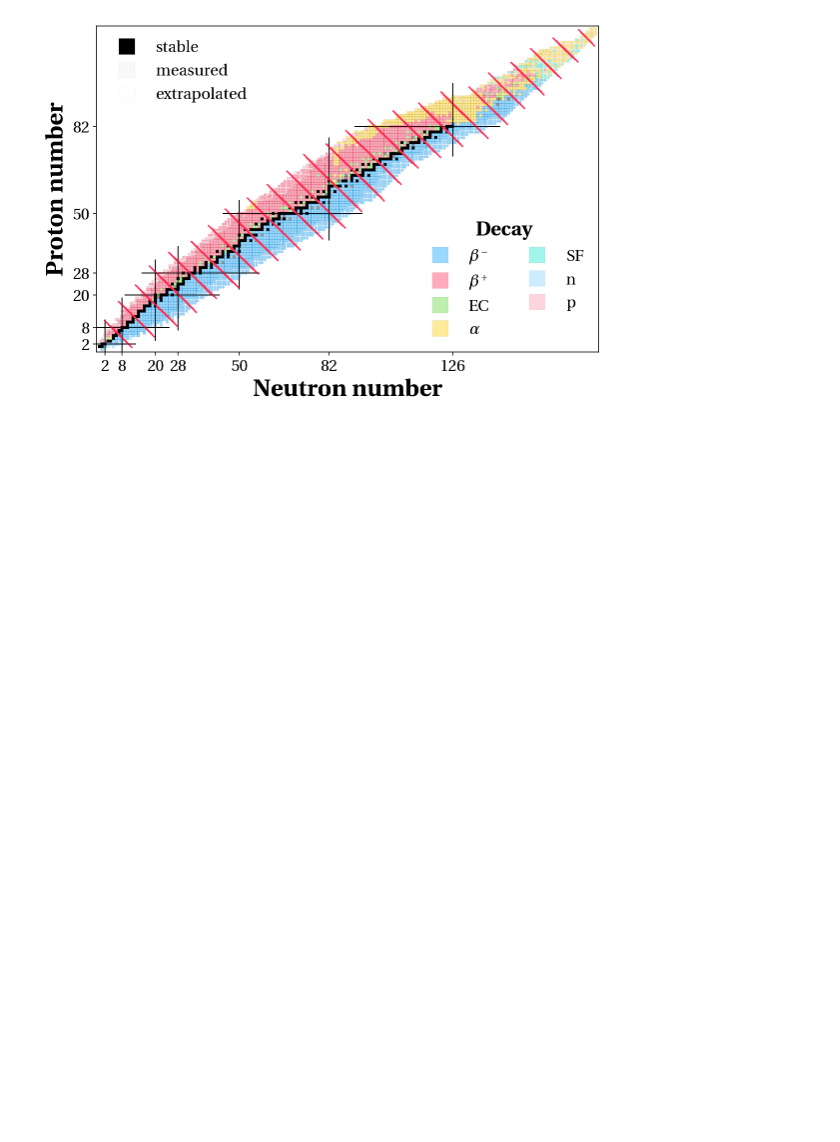
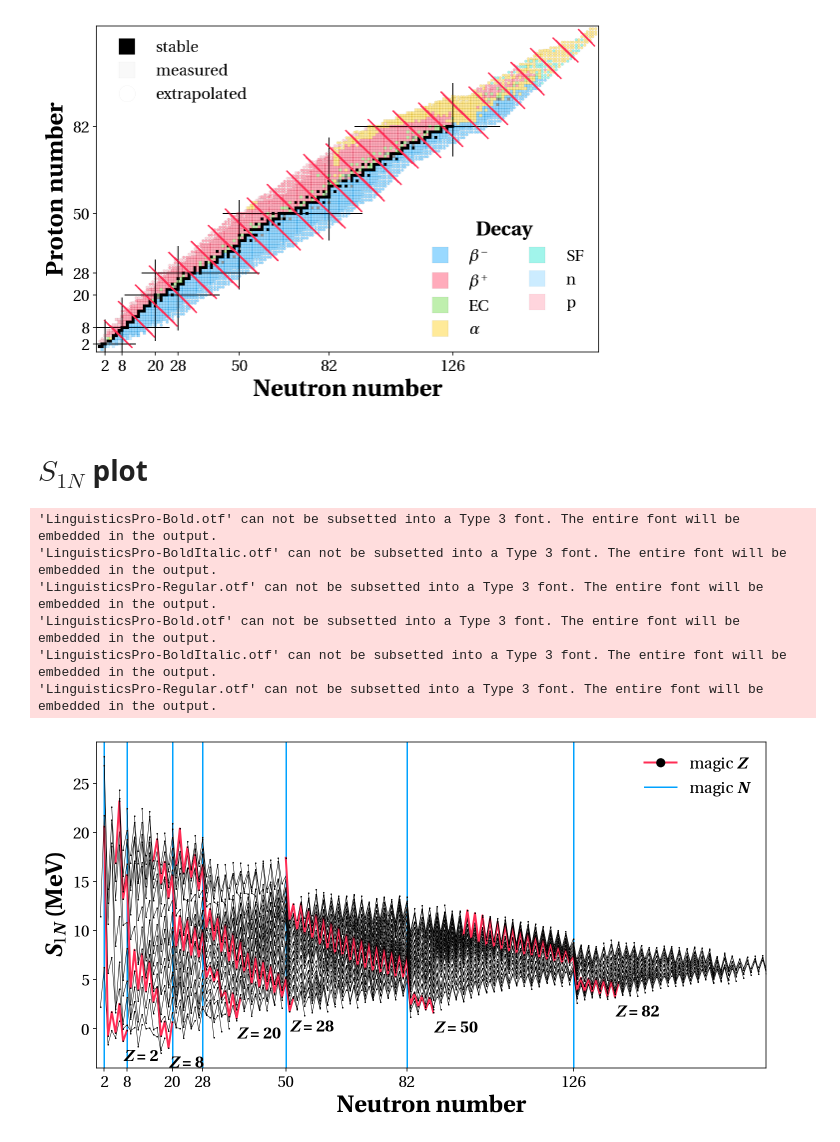
Before and after one commit to jonas-ka/nuclear-chart-plotter, a Jupyter notebook: nuclear-chart.ipynb, the cells around one changed output. Saved outputs shown, nothing was run; the diff lists cells and outputs as text; code cells hidden in the pictures; blank space fills up the shorter version.

```diff
--- a/nuclear-chart.ipynb
+++ b/nuclear-chart.ipynb
@@ -531,3 +546,78 @@ plt.show()
 'LinguisticsPro-Italic.otf' can not be subsetted into a Type 3 font. The entire font will be embedded in the output.
 'LinguisticsPro-Regular.otf' can not be subsetted into a Type 3 font. The entire font will be embedded in the output.
 [figure]
+# %% [markdown]
+# $S_{1N}$ plot
+# %%
+%config InlineBackend.figure_format ='retina'
+
+import matplotlib.pyplot as plt
+import matplotlib as mpl
+from scipy.constants import physical_constants
+
+import warnings
+warnings.filterwarnings('ignore')
+
+# u = physical_constants['atomic mass constant energy equivalent in MeV'][0]
+m_p = physical_constants['proton mass energy equivalent in MeV'][0]
+m_n = physical_constants['neutron mass energy equivalent in MeV'][0]
+
+# Utopia LaTeX font with greek letters
+mpl.rc('font', family='serif', serif='Linguistics Pro')
+mpl.rc('text', usetex=False)
+mpl.rc('mathtext', fontset='custom',
+       rm='Linguistics Pro',
+       it='Linguistics Pro:italic:bold',
+       bf='Linguistics Pro:bold')
+
+# plotting the different decay modes
+f, ax = plt.subplots(1,1,figsize=(12,6))
+
+# calculating S1N
+nubase_df['s1n'] = 0.0
+magic_nrs = [2, 8, 20, 28, 50, 82, 126]
+magic_s1n_dict = {2:[],8:[],20:[],28:[],50:[],82:[],126:[]}
+
+for z,df_z in nubase_df[(nubase_df['Z_+'].str[3] == '0')].groupby('Z'):
+    df_z.s1n = df_z.ME_keV.shift(1)/1000 - df_z.ME_keV/1000 + nubase_df.ME_keV['1 n']/1000
+    # save magic-N-S1N
+    for n in magic_nrs:
+        if df_z[df_z.N == n].s1n.empty == False:
+            magic_s1n_dict[n].append(df_z[df_z.N == n].s1n[0])
+    # plot S1N in black, except for magic-Z -> red
+    if z in magic_nrs:
+        df_z.plot(x='N', y='s1n', ax=ax, label='magic $Z$', lw=2, c='#FF2D55', marker='o',
+                  markersize=1.5, markerfacecolor='k', markeredgewidth=0.1, markeredgecolor='k')
+        plt.text(x=df_z.N[df_z.s1n.idxmin()],y=df_z.s1n.min()-2,s='$Z$ = {}'.format(z),
+                 fontweight='bold', fontsize=16)
+    else:
+        df_z.plot(x='N', y='s1n', ax=ax, label='_nolegend_', lw=0.5, c='k', marker='o',
+                  markersize=1.5, markerfacecolor='k', markeredgewidth=0.1, markeredgecolor='k')
+
+# inserting lines to display the magic numbers
+for magic in magic_nrs:
+    plt.axvline(x=magic, color='#00A2FF', linewidth=1.5, zorder=1, label='magic $N$')
+
+# standardized figure parameters
+plt.tick_params(labelsize=16)
+ax.set_xlabel('Neutron number', fontsize=24, fontweight='bold')
+ax.set_ylabel('$S_{1N}$ (MeV)', fontsize=24, fontweight='bold')
+ax.set_xticks(magic_nrs)
+
+handles, labels = ax.get_legend_handles_labels()    # allows splitting the legend
+handles1 = [handles[0],handles[-1]]
+
+lg1 = ax.legend(handles=handles1,loc=1, markerscale=6,fontsize=16, ncol=1, edgecolor='white')
+plt.setp(lg1.get_title(),fontsize=20,fontweight='bold')    # legend title bold
+plt.gca().add_artist(lg1)
+
+plt.savefig('s1n.pdf',bbox_inches='tight',pad_inches=0)
+plt.show()
+# %% [output]
+'LinguisticsPro-Bold.otf' can not be subsetted into a Type 3 font. The entire font will be embedded in the output.
+'LinguisticsPro-BoldItalic.otf' can not be subsetted into a Type 3 font. The entire font will be embedded in the output.
+'LinguisticsPro-Regular.otf' can not be subsetted into a Type 3 font. The entire font will be embedded in the output.
+'LinguisticsPro-Bold.otf' can not be subsetted into a Type 3 font. The entire font will be embedded in the output.
+'LinguisticsPro-BoldItalic.otf' can not be subsetted into a Type 3 font. The entire font will be embedded in the output.
+'LinguisticsPro-Regular.otf' can not be subsetted into a Type 3 font. The entire font will be embedded in the output.
+[figure, added]
```
Also changed, not shown: parts of 8 cells of this notebook, 1 other file.
